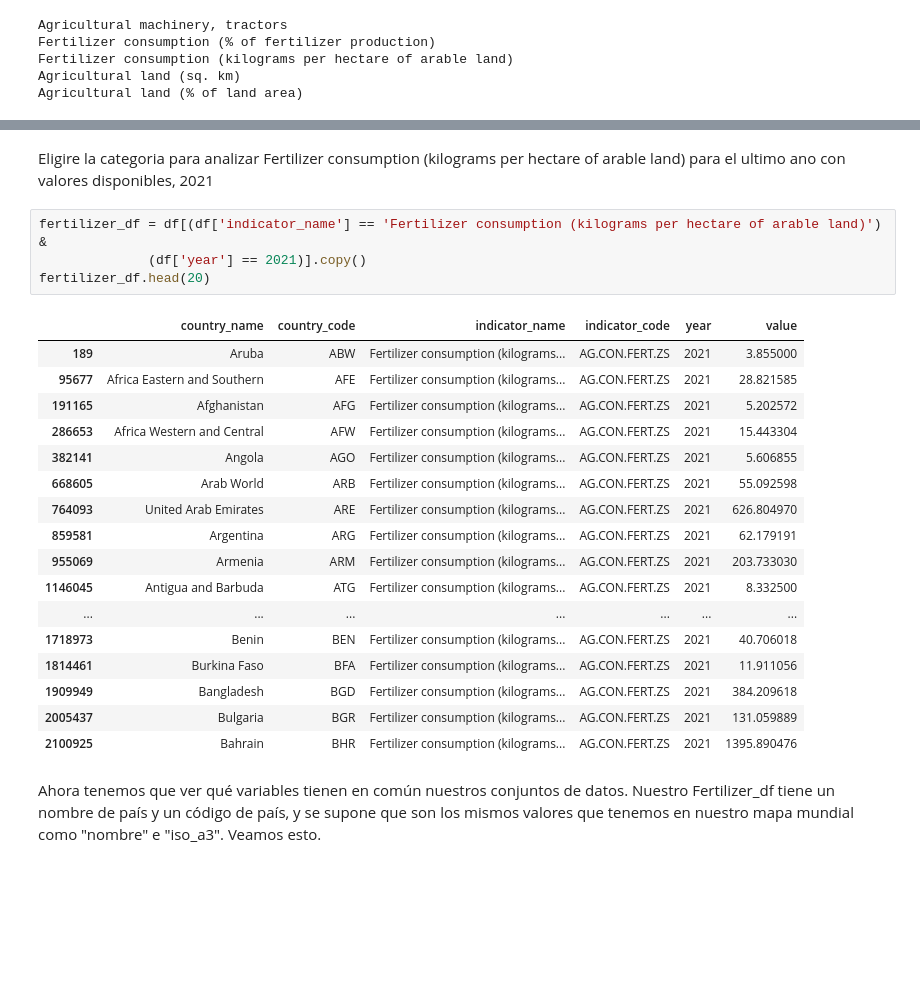
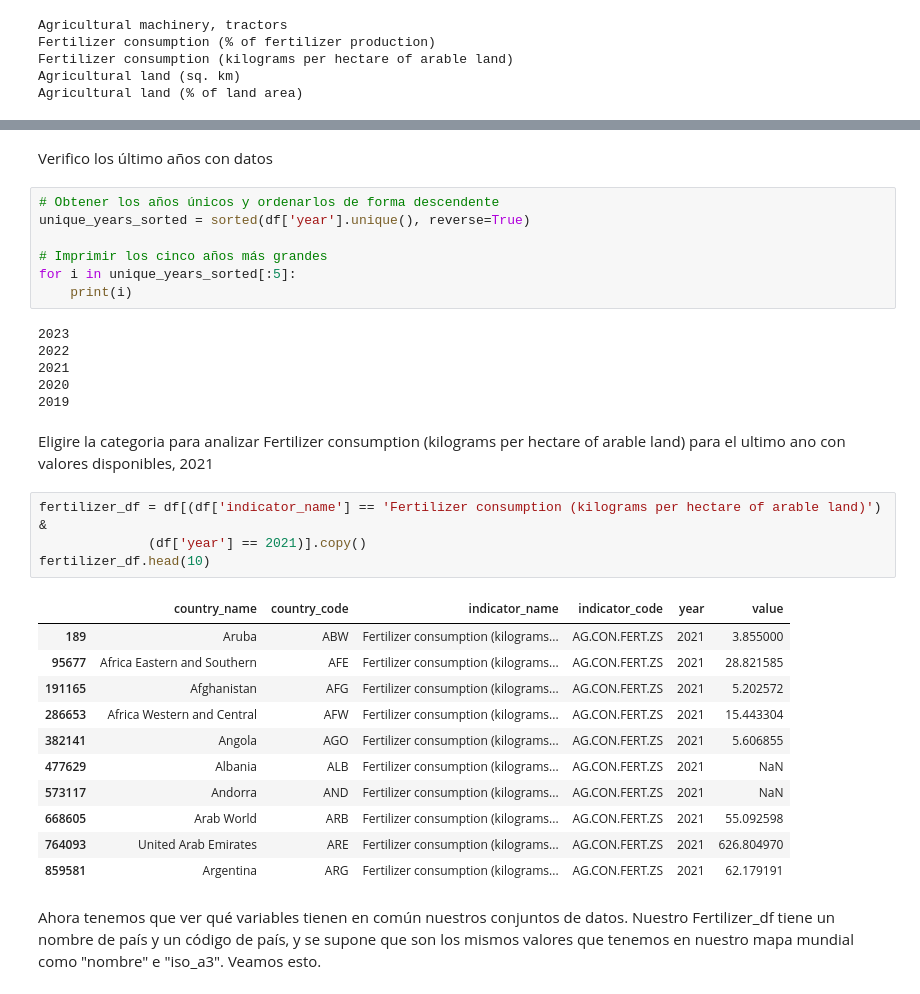
Before and after one commit to selheidi/Uso-Mundial-de-Fertilizantes, a Jupyter notebook: Consumo_Fertilizantes_geopandas.ipynb, the cells around one changed output, grey strips where cells are left out. Saved outputs shown, nothing was run; the diff lists cells and outputs as text; blank space fills up the shorter version.

```diff
--- a/Consumo_Fertilizantes_geopandas.ipynb
+++ b/Consumo_Fertilizantes_geopandas.ipynb
@@ -116,27 +92,36 @@ for i in sorted(df['year'].unique()):
+# %% [markdown]
+Verifico los último años con datos
+# %%
+# Obtener los años únicos y ordenarlos de forma descendente
+unique_years_sorted = sorted(df['year'].unique(), reverse=True)
+
+# Imprimir los cinco años más grandes
+for i in unique_years_sorted[:5]:
+    print(i)
+# %% [output]
+2023
+2022
+2021
+2020
+2019
 # %% [markdown]
 Eligire la categoria para analizar Fertilizer consumption (kilograms per hectare of arable land) para el ultimo ano con valores disponibles, 2021
 # %%
 fertilizer_df = df[(df['indicator_name'] == 'Fertilizer consumption (kilograms per hectare of arable land)') &
               (df['year'] == 2021)].copy()
-fertilizer_df.head(20)
+fertilizer_df.head(10)
 # %% [output]
 |  | country_name | country_code | indicator_name | indicator_code | year | value |
 | 189 | Aruba | ABW | Fertilizer consumption (kilograms... | AG.CON.FERT.ZS | 2021 | 3.855000 |
 | 95677 | Africa Eastern and Southern | AFE | Fertilizer consumption (kilograms... | AG.CON.FERT.ZS | 2021 | 28.821585 |
 | 191165 | Afghanistan | AFG | Fertilizer consumption (kilograms... | AG.CON.FERT.ZS | 2021 | 5.202572 |
 | 286653 | Africa Western and Central | AFW | Fertilizer consumption (kilograms... | AG.CON.FERT.ZS | 2021 | 15.443304 |
 | 382141 | Angola | AGO | Fertilizer consumption (kilograms... | AG.CON.FERT.ZS | 2021 | 5.606855 |
+| 477629 | Albania | ALB | Fertilizer consumption (kilograms... | AG.CON.FERT.ZS | 2021 | NaN |
+| 573117 | Andorra | AND | Fertilizer consumption (kilograms... | AG.CON.FERT.ZS | 2021 | NaN |
 | 668605 | Arab World | ARB | Fertilizer consumption (kilograms... | AG.CON.FERT.ZS | 2021 | 55.092598 |
 | 764093 | United Arab Emirates | ARE | Fertilizer consumption (kilograms... | AG.CON.FERT.ZS | 2021 | 626.804970 |
 | 859581 | Argentina | ARG | Fertilizer consumption (kilograms... | AG.CON.FERT.ZS | 2021 | 62.179191 |
-| 955069 | Armenia | ARM | Fertilizer consumption (kilograms... | AG.CON.FERT.ZS | 2021 | 203.733030 |
-| 1146045 | Antigua and Barbuda | ATG | Fertilizer consumption (kilograms... | AG.CON.FERT.ZS | 2021 | 8.332500 |
-| ... | ... | ... | ... | ... | ... | ... |
-| 1718973 | Benin | BEN | Fertilizer consumption (kilograms... | AG.CON.FERT.ZS | 2021 | 40.706018 |
-| 1814461 | Burkina Faso | BFA | Fertilizer consumption (kilograms... | AG.CON.FERT.ZS | 2021 | 11.911056 |
-| 1909949 | Bangladesh | BGD | Fertilizer consumption (kilograms... | AG.CON.FERT.ZS | 2021 | 384.209618 |
-| 2005437 | Bulgaria | BGR | Fertilizer consumption (kilograms... | AG.CON.FERT.ZS | 2021 | 131.059889 |
-| 2100925 | Bahrain | BHR | Fertilizer consumption (kilograms... | AG.CON.FERT.ZS | 2021 | 1395.890476 |
 # %% [markdown]
 Ahora tenemos que ver qué variables tienen en común nuestros conjuntos de datos. Nuestro Fertilizer_df tiene un nombre de país y un código de país, y se supone que son los mismos valores que tenemos en nuestro mapa mundial como "nombre" e "iso_a3". Veamos esto.
 # %%
```
Also changed, not shown: parts of 2 cells of this notebook.
